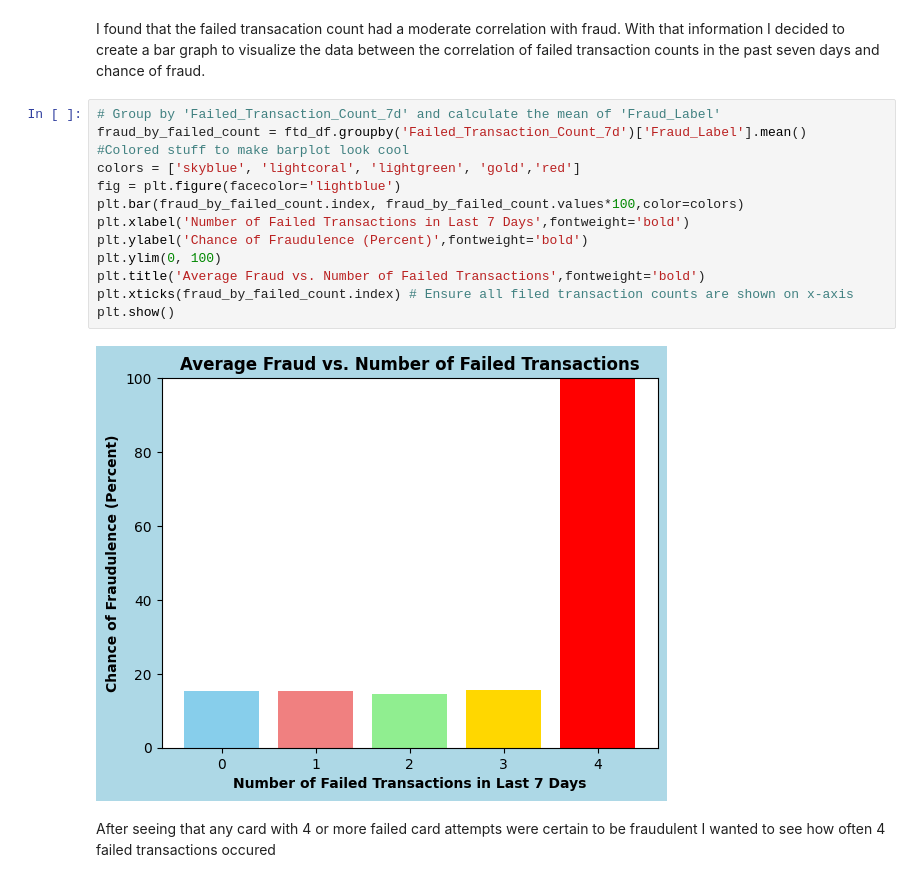
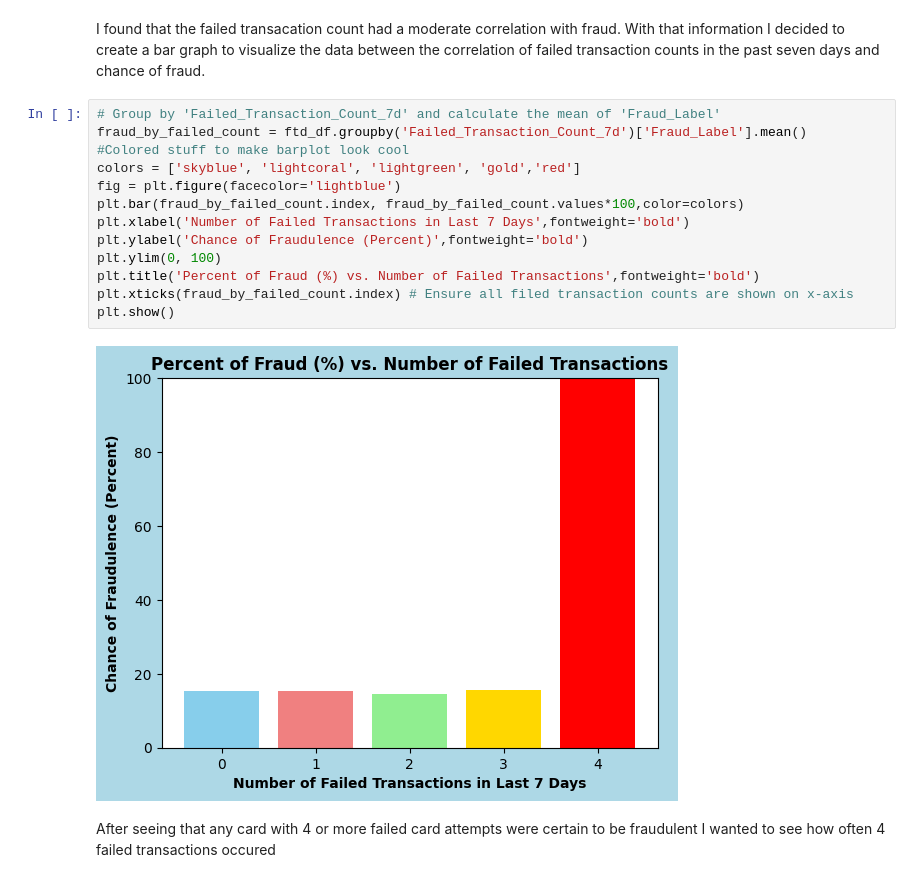
Before and after one commit to NullZoke/Fraud-Detection-Transaction, a Jupyter notebook: Fraud_Detection.ipynb, the cells around one changed output. Drawn from its saved outputs; the diff is of its cells as text.

```diff
--- a/Fraud_Detection.ipynb
+++ b/Fraud_Detection.ipynb
@@ -165,18 +163,18 @@ I found that the failed transacation count had a moderate correlation with fraud
 # %%
 # Group by 'Failed_Transaction_Count_7d' and calculate the mean of 'Fraud_Label'
 fraud_by_failed_count = ftd_df.groupby('Failed_Transaction_Count_7d')['Fraud_Label'].mean()
 #Colored stuff to make barplot look cool
 colors = ['skyblue', 'lightcoral', 'lightgreen', 'gold','red']
 fig = plt.figure(facecolor='lightblue')
 plt.bar(fraud_by_failed_count.index, fraud_by_failed_count.values*100,color=colors)
 plt.xlabel('Number of Failed Transactions in Last 7 Days',fontweight='bold')
 plt.ylabel('Chance of Fraudulence (Percent)',fontweight='bold')
 plt.ylim(0, 100)
-plt.title('Average Fraud vs. Number of Failed Transactions',fontweight='bold')
+plt.title('Percent of Fraud (%) vs. Number of Failed Transactions',fontweight='bold')
 plt.xticks(fraud_by_failed_count.index) # Ensure all filed transaction counts are shown on x-axis
 plt.show()
 # %% [output]
-[figure, old version]
+[figure, new version]
 # %% [markdown]
 After seeing that any card with 4 or more failed card attempts were certain to be fraudulent I wanted to see how often 4 failed transactions occured
 # %%
```
Also changed, not shown: parts of 14 cells of this notebook.
